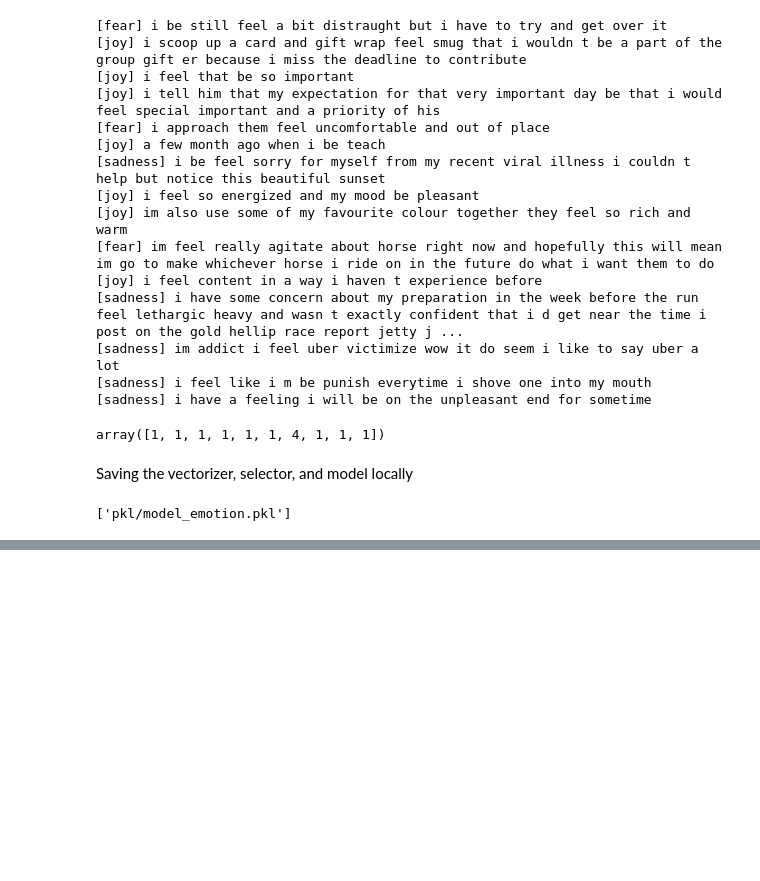
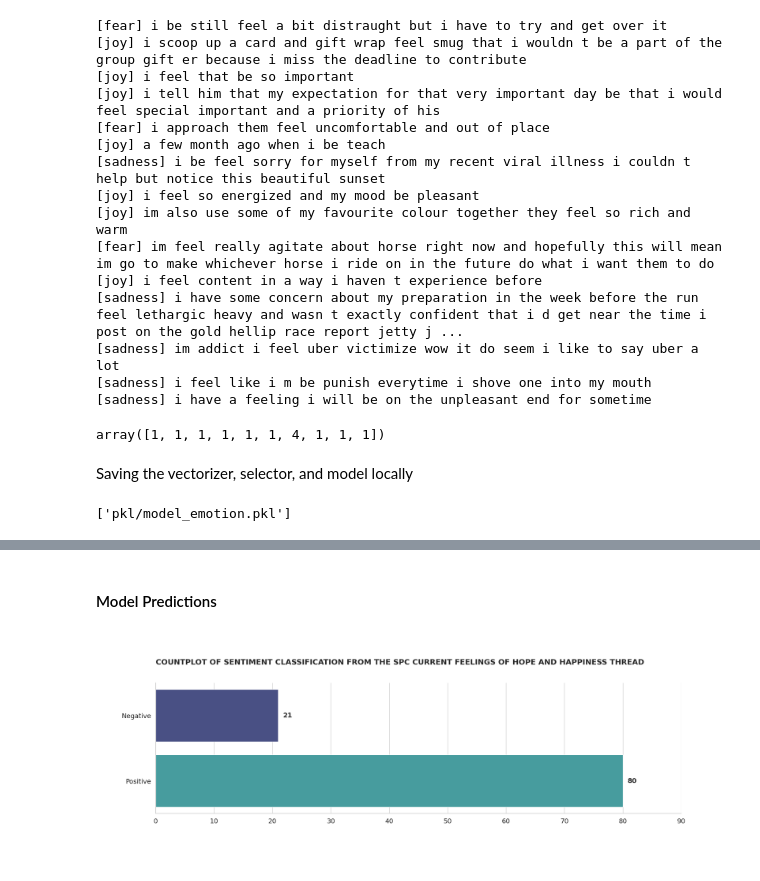
Before and after one commit to hyoaru/anonalyze-process, a Jupyter notebook: models/sentiment-emotion-classification/model-training-process.ipynb, the cells around one changed output, grey strips where cells are left out. Saved outputs shown, nothing was run; the diff lists cells and outputs as text; code cells hidden in the pictures; blank space fills up the shorter version.

Commit message:
[add] model evaluation with spc data

```diff
--- a/models/sentiment-emotion-classification/model-training-process.ipynb
+++ b/models/sentiment-emotion-classification/model-training-process.ipynb
@@ -859,0 +863,2 @@ joblib.dump(model_emotion, 'pkl/model_emotion.pkl', compress=3)
+# %%
+df_spc_hope = pd.read_csv('./data/spc_hope_data.csv')
@@ -859,0 +881,10 @@ joblib.dump(model_emotion, 'pkl/model_emotion.pkl', compress=3)
+# %% [markdown]
+#### Model Predictions
+# %%
+plot_countplot(
+  data=df_spc_hope, y='predicted_sentiment',
+  title = 'Countplot of sentiment classification from the SPC current feelings of hope and happiness thread ',
+  height = 5,
+);
+# %% [output]
+[figure, added]
```
Also changed, not shown: parts of 16 cells of this notebook, 2 other files.
